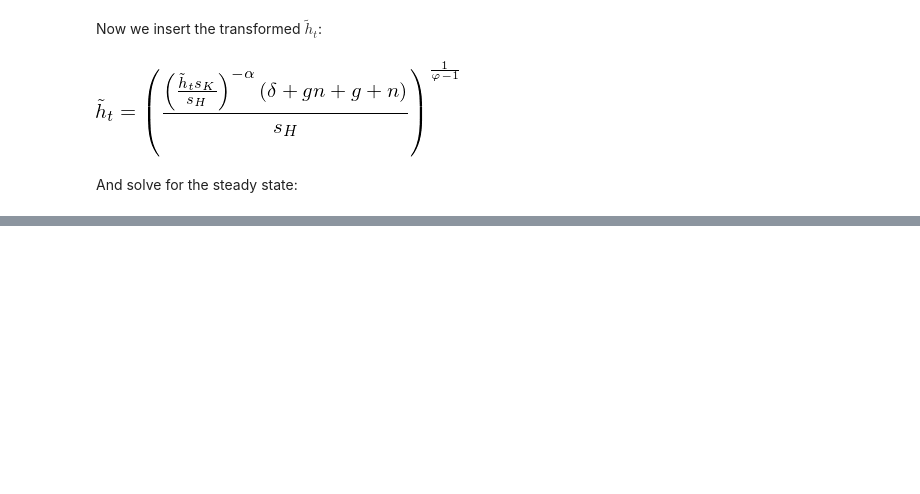
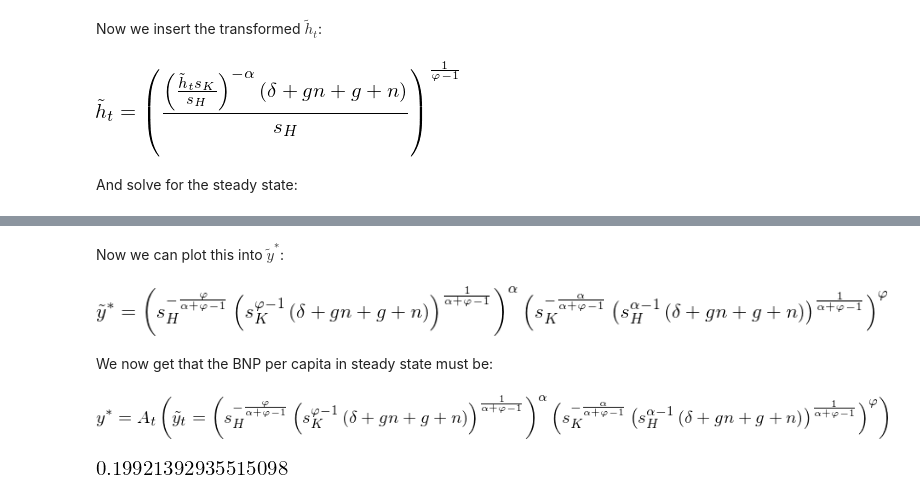
Before and after one commit to kzm266/projects-2019-anaconda-bois, a Jupyter notebook: modelproject/modelproject.ipynb, the cells around one changed output, grey strips where cells are left out. Cells and saved outputs as stored; diff of their text form; code cells hidden in the pictures; blank space fills up the shorter version.

```diff
--- a/modelproject/modelproject.ipynb
+++ b/modelproject/modelproject.ipynb
@@ -125,0 +150,13 @@ We find that the steady state value for htilde is:
+# %% [markdown]
+Now we can plot this into $\tilde{y}^*$:
+# %%
+ysteady = sm.Eq(ytildestar, ksteady**alpha * hsteady**phi)
+ysteady
+# %% [output]
+[figure, added]
+# %% [markdown]
+We now get that the BNP per capita in steady state must be:
+# %%
+sm.Eq(ystar, A*ysteady)
+# %% [output]
+[figure, added]
@@ -125,0 +165,4 @@ We find that the steady state value for htilde is:
+# %%
+ss_func(0.1,0.1,0.02,0.01,1/3,0.1,0.1)
+# %% [output]
+[figure, added]
```
Also changed, not shown: parts of 14 cells of this notebook.
